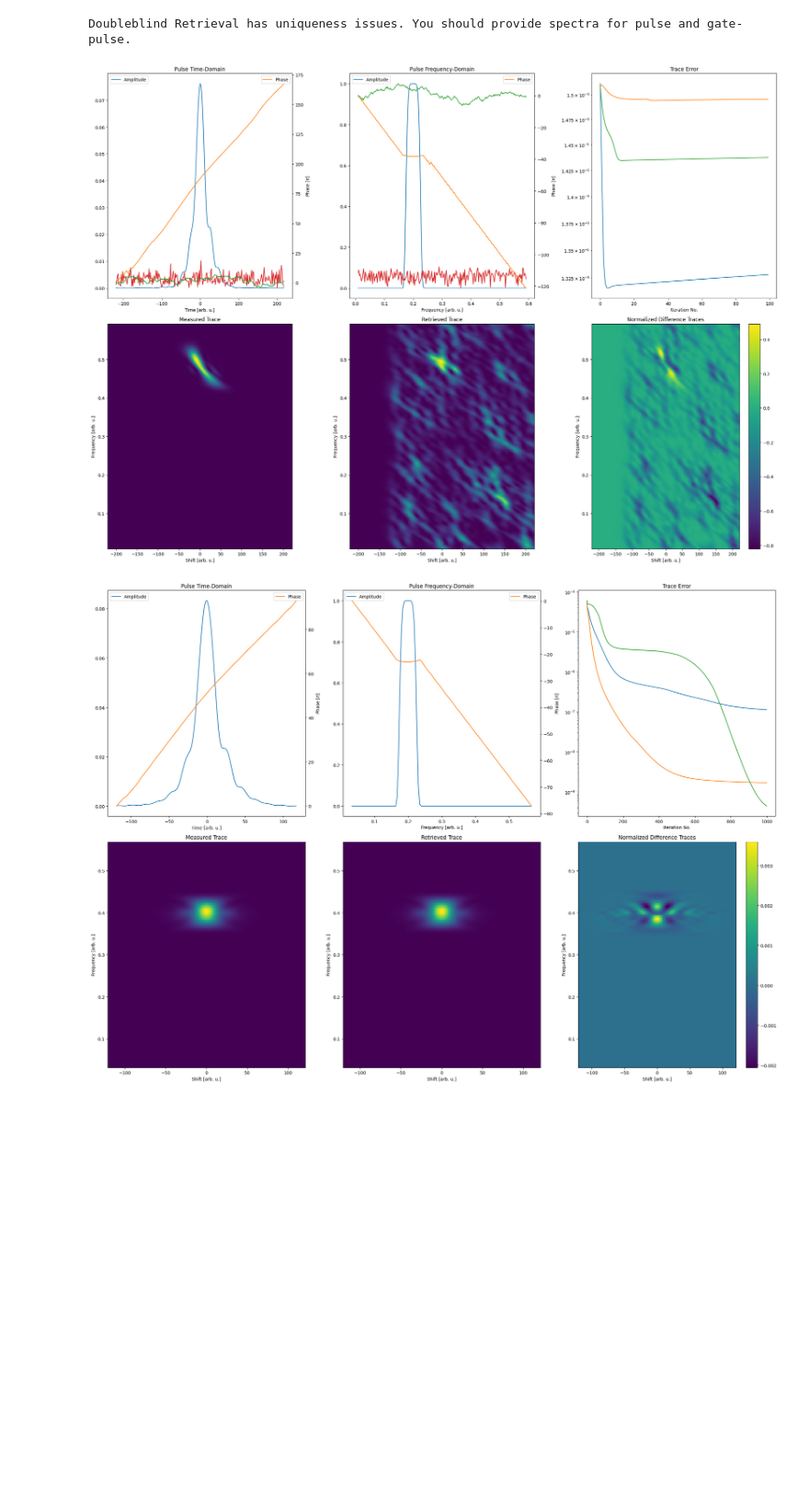
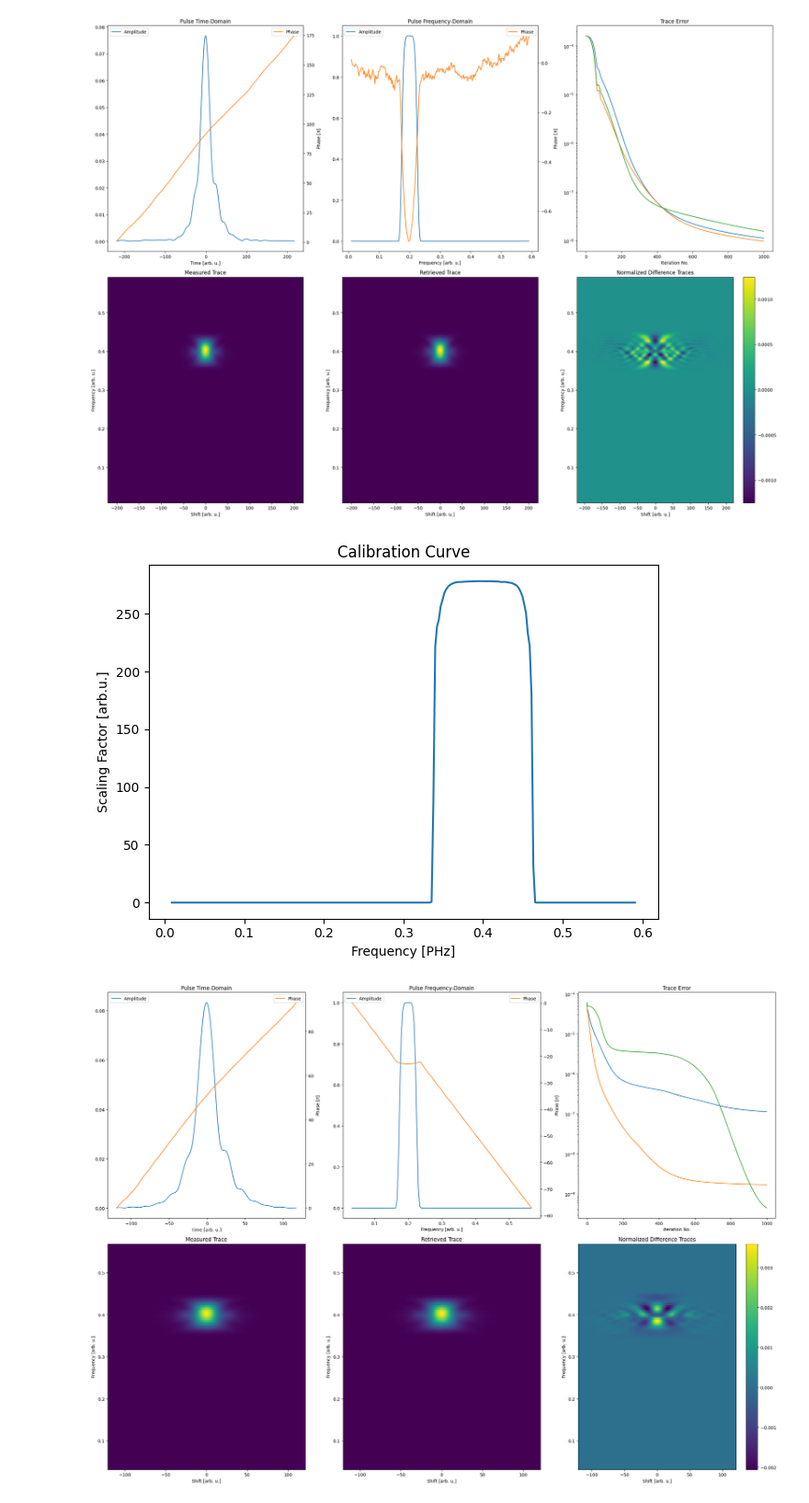
Before and after one commit to matillda123/Pulse-Retrieval-with-JAX, a Jupyter notebook: _usage_example.ipynb, the cells around one changed output. Shown at 92% size. Saved outputs shown, nothing was run; the diff lists cells and outputs as text; code cells hidden in the pictures; blank space fills up the shorter version.

Commit message:
Fix for calibration curve in general optimization

```diff
--- a/_usage_example.ipynb
+++ b/_usage_example.ipynb
@@ -20,7 +20,7 @@ _, frequency_gate, _, pulse_f_gate = mp.generate_pulse((amp1,phase1))
 
 delay = jnp.linspace(-220,220,128*2)
 delay, frequency_trace, trace, spectra = mp.generate_frog(time, frequency, pulse_t, pulse_f, "shg", delay, real_fields=False,
-                                                          cross_correlation=True,
+                                                          cross_correlation=False,
                                                           gate=(frequency_gate, pulse_f_gate),
                                                           N=128*2, frequency_range=(0.1,0.5), interpolate_fft_conform=True)
 # %% [output]
@@ -29,20 +29,22 @@ An NVIDIA GPU may be present on this machine, but a CUDA-enabled jaxlib is not i
 # %%
-from pulsedjax.frog import LSGPA
+from pulsedjax.frog import AutoDiff
+import optax
 
-gp = LSGPA(delay, frequency_trace, trace, "shg", cross_correlation="doubleblind")
+gp = AutoDiff(delay, frequency_trace, trace, "shg", solver=optax.adam(learning_rate=0.1))
 
 gp.use_measured_spectrum(spectra.pulse[0], spectra.pulse[1], "pulse")
 #gp.use_measured_spectrum(spectra.gate[0], spectra.gate[1], "gate")
 
-population = gp.create_initial_population(3, "random")
+population = gp.create_initial_population(3, "random", "random")
 
-gp.global_gamma = 1
+gp.global_optimize_calibration_curve = True
 
-final_result = gp.run(population, 100)
+
+final_result = gp.run(population, 1000)
 gp.plot_results(final_result)
 # %% [output]
-Doubleblind Retrieval has uniqueness issues. You should provide spectra for pulse and gate-pulse.
-[figure, old version]
+[figure, new version]
+[figure, added]
 # %%
 from pulsedjax.frog import PtychographicIterativeEngine
 
```
Also changed, not shown: parts of 1 cell of this notebook, 2 other files.
